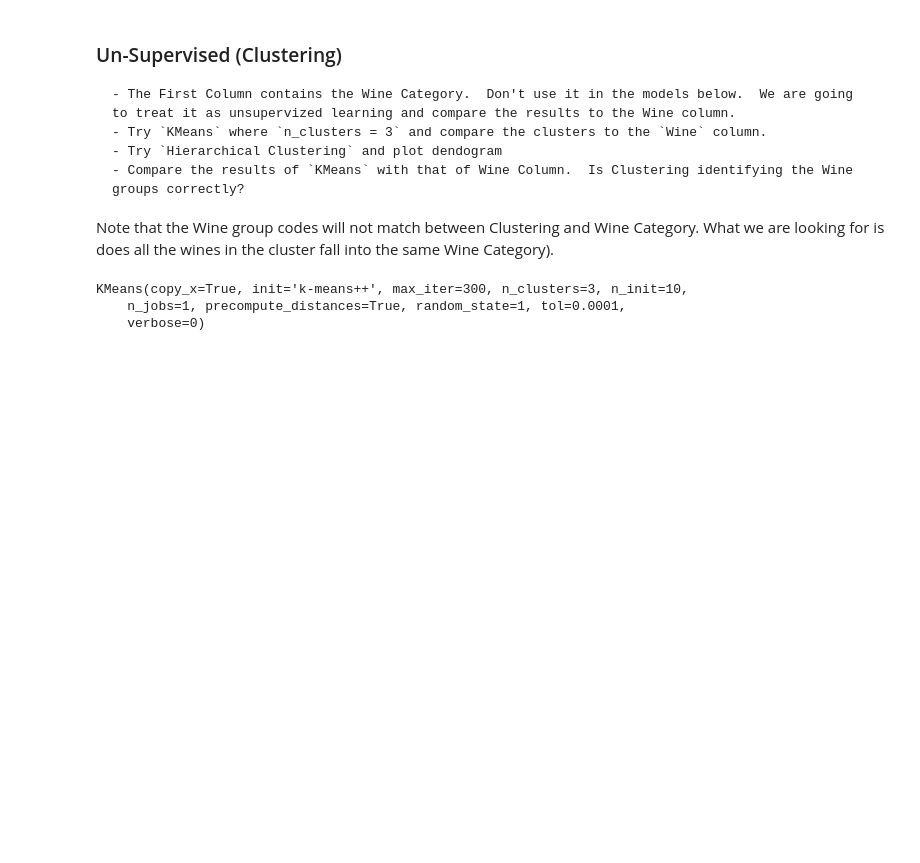
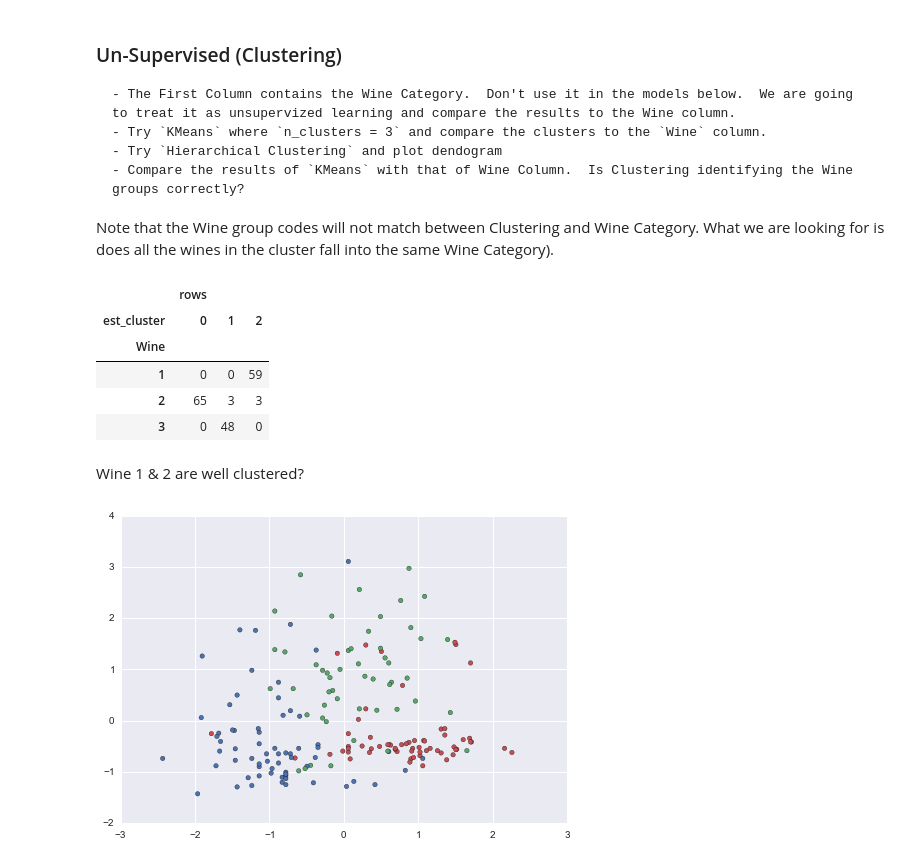
Before and after one commit to cde/DAT_SF_12, a Jupyter notebook: classes/homeworks/HW2.ipynb, the cells around one changed output. Cells and saved outputs as stored; diff of their text form; code cells hidden in the pictures; blank space fills up the shorter version.

```diff
--- a/classes/homeworks/HW2.ipynb
+++ b/classes/homeworks/HW2.ipynb
@@ -100,24 +86,25 @@ K=1, the classifier performs almost as good ast it does with neighbors 29 to app
 Note that the Wine group codes will not match between Clustering and Wine Category.  What we are looking for is does all the wines in the cluster fall into the same Wine Category).
 # %%
 import sklearn.datasets as datasets
-
 from seaborn import plt, color_palette
 from sklearn.preprocessing import scale
 
-wine_df
-df = wine_df.drop('Wine',axis=1)
-
-x_scaled = scale(df)
+X = wine_df[wine_df.columns[1:]].values
+X = scale(wine_df[wine_df.columns[1:]])
 # %%
 from sklearn.cluster import KMeans
 
 kmeans = KMeans(n_clusters=3, random_state=1)
-kmeans.fit(x_scaled)
+kmeans.fit(X)
 
 Y_hat_kmeans = kmeans.labels_
 
-clusters_df = pd.DataFrame({'est_cluster': Y_hat_kmeans, 'activity': subj1['activity'], 'rows': 1})
+clusters_df = pd.DataFrame({'est_cluster': Y_hat_kmeans, 'Wine': wine_df['Wine'], 'rows': 1})
+clusters_df.pivot_table(index='Wine', columns='est_cluster', aggfunc=np.sum, fill_value=0)
 # %% [output]
-KMeans(copy_x=True, init='k-means++', max_iter=300, n_clusters=3, n_init=10,
-    n_jobs=1, precompute_distances=True, random_state=1, tol=0.0001,
-    verbose=0)
+|  | rows |  |  |
+| est_cluster | 0 | 1 | 2 |
+| Wine |  |  |  |
+| 1 | 0 | 0 | 59 |
+| 2 | 65 | 3 | 3 |
+| 3 | 0 | 48 | 0 |
@@ -130,4 +111,8 @@ hierarch = AgglomerativeClustering(n_clusters=3, linkage='ward')
+# %% [markdown]
+Wine 1 & 2 are well clustered?
 # %%
-c = [color_palette()[i] for i in Y]
+c_hat = [color_palette()[i] for i in Y_hat_kmeans]
 
-plt.scatter(X[:,0], X[:,1], c=c)
+plt.scatter(X[:,0], X[:,1], c=c_hat);
+# %% [output]
+[figure, added]
```
Also changed, not shown: parts of 15 cells of this notebook.
